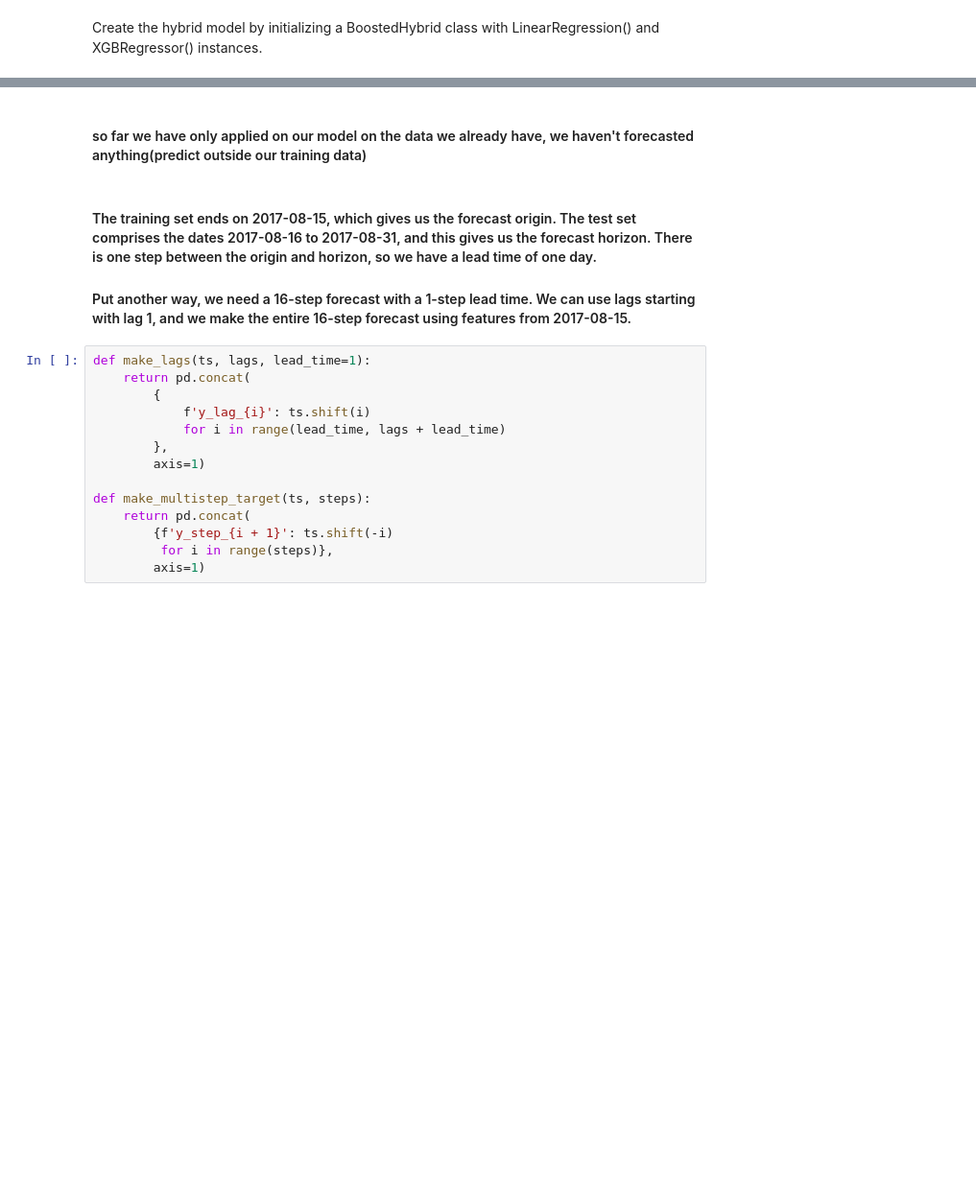
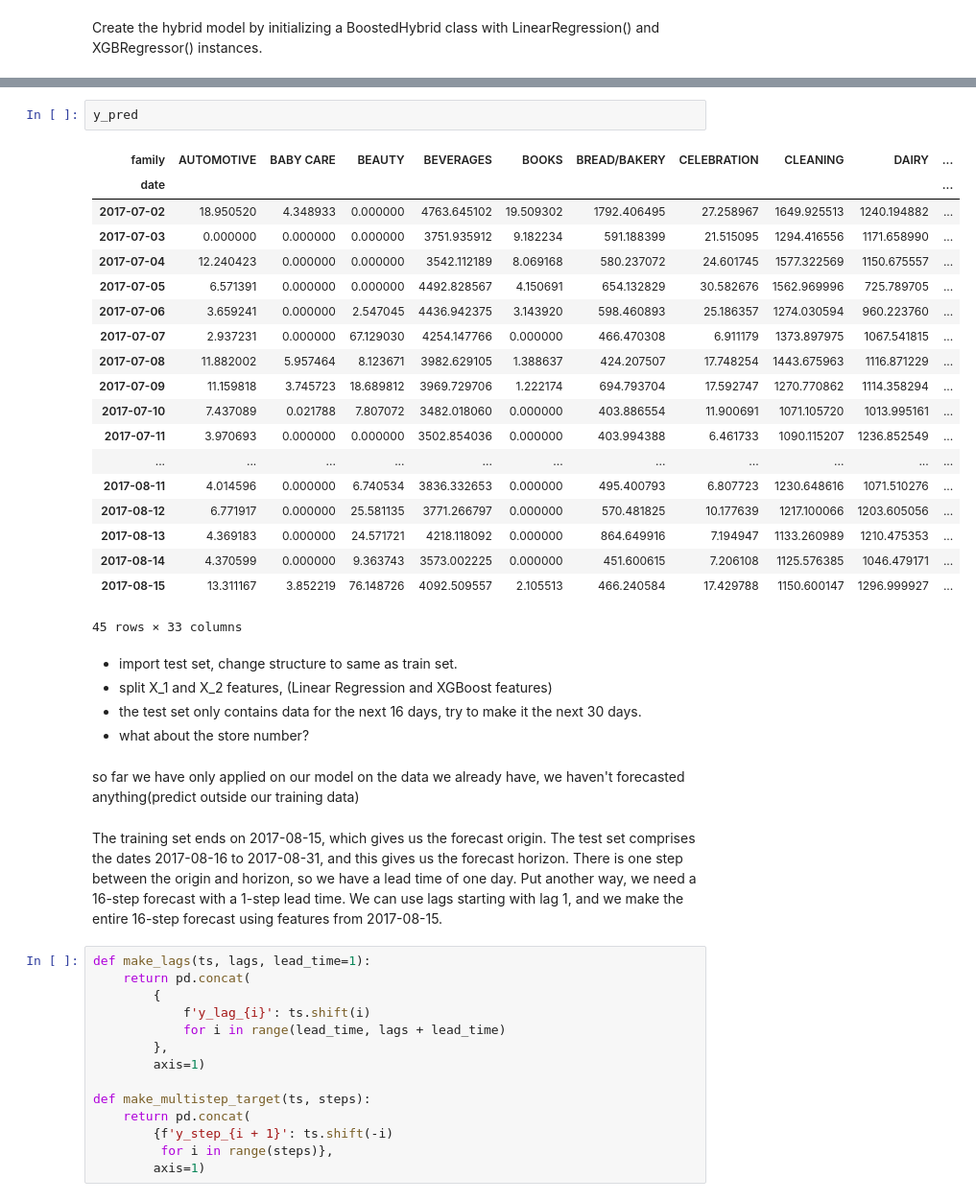
Before and after one commit to InspectorGoole/Sales-Demand-Forecast, a Jupyter notebook: sales_fore.ipynb, the cells around one changed output, grey strips where cells are left out. Shown at 96% size. Saved outputs shown, nothing was run; the diff lists cells and outputs as text; blank space fills up the shorter version.

```diff
--- a/sales_fore.ipynb
+++ b/sales_fore.ipynb
@@ -704,12 +824,38 @@ for ax, family in zip(axs, families):
     ax.set_ylabel(family)
 # %% [output]
 [figure]
+# %%
+y_pred
+# %% [output]
+| family | AUTOMOTIVE | BABY CARE | BEAUTY | BEVERAGES | BOOKS | BREAD/BAKERY | CELEBRATION | CLEANING | DAIRY | ... |
+| date |  |  |  |  |  |  |  |  |  | ... |
+| 2017-07-02 | 18.950520 | 4.348933 | 0.000000 | 4763.645102 | 19.509302 | 1792.406495 | 27.258967 | 1649.925513 | 1240.194882 | ... |
+| 2017-07-03 | 0.000000 | 0.000000 | 0.000000 | 3751.935912 | 9.182234 | 591.188399 | 21.515095 | 1294.416556 | 1171.658990 | ... |
+| 2017-07-04 | 12.240423 | 0.000000 | 0.000000 | 3542.112189 | 8.069168 | 580.237072 | 24.601745 | 1577.322569 | 1150.675557 | ... |
+| 2017-07-05 | 6.571391 | 0.000000 | 0.000000 | 4492.828567 | 4.150691 | 654.132829 | 30.582676 | 1562.969996 | 725.789705 | ... |
+| 2017-07-06 | 3.659241 | 0.000000 | 2.547045 | 4436.942375 | 3.143920 | 598.460893 | 25.186357 | 1274.030594 | 960.223760 | ... |
+| 2017-07-07 | 2.937231 | 0.000000 | 67.129030 | 4254.147766 | 0.000000 | 466.470308 | 6.911179 | 1373.897975 | 1067.541815 | ... |
+| 2017-07-08 | 11.882002 | 5.957464 | 8.123671 | 3982.629105 | 1.388637 | 424.207507 | 17.748254 | 1443.675963 | 1116.871229 | ... |
+| 2017-07-09 | 11.159818 | 3.745723 | 18.689812 | 3969.729706 | 1.222174 | 694.793704 | 17.592747 | 1270.770862 | 1114.358294 | ... |
+| 2017-07-10 | 7.437089 | 0.021788 | 7.807072 | 3482.018060 | 0.000000 | 403.886554 | 11.900691 | 1071.105720 | 1013.995161 | ... |
+| 2017-07-11 | 3.970693 | 0.000000 | 0.000000 | 3502.854036 | 0.000000 | 403.994388 | 6.461733 | 1090.115207 | 1236.852549 | ... |
+| ... | ... | ... | ... | ... | ... | ... | ... | ... | ... | ... |
+| 2017-08-11 | 4.014596 | 0.000000 | 6.740534 | 3836.332653 | 0.000000 | 495.400793 | 6.807723 | 1230.648616 | 1071.510276 | ... |
+| 2017-08-12 | 6.771917 | 0.000000 | 25.581135 | 3771.266797 | 0.000000 | 570.481825 | 10.177639 | 1217.100066 | 1203.605056 | ... |
+| 2017-08-13 | 4.369183 | 0.000000 | 24.571721 | 4218.118092 | 0.000000 | 864.649916 | 7.194947 | 1133.260989 | 1210.475353 | ... |
+| 2017-08-14 | 4.370599 | 0.000000 | 9.363743 | 3573.002225 | 0.000000 | 451.600615 | 7.206108 | 1125.576385 | 1046.479171 | ... |
+| 2017-08-15 | 13.311167 | 3.852219 | 76.148726 | 4092.509557 | 2.105513 | 466.240584 | 17.429788 | 1150.600147 | 1296.999927 | ... |
+45 rows × 33 columns
+# %% [markdown]
+* import test set, change structure to same as train set.
+* split X_1 and X_2 features, (Linear Regression and XGBoost features)
+* the test set only contains data for the next 16 days, try to make it the next 30 days.
+* what about the store number?
 # %% [markdown]
-#### so far we have only applied on our model on the data we already have, we haven't forecasted anything(predict outside our training data)
+so far we have only applied on our model on the data we already have, we haven't forecasted anything(predict outside our training data)
 # %% [markdown]
-#### The training set ends on 2017-08-15, which gives us the forecast origin. The test set comprises the dates 2017-08-16 to 2017-08-31, and this gives us the forecast horizon. There is one step between the origin and horizon, so we have a lead time of one day.
-
-#### Put another way, we need a 16-step forecast with a 1-step lead time. We can use lags starting with lag 1, and we make the entire 16-step forecast using features from 2017-08-15.
+The training set ends on 2017-08-15, which gives us the forecast origin. The test set comprises the dates 2017-08-16 to 2017-08-31, and this gives us the forecast horizon. There is one step between the origin and horizon, so we have a lead time of one day.
+Put another way, we need a 16-step forecast with a 1-step lead time. We can use lags starting with lag 1, and we make the entire 16-step forecast using features from 2017-08-15.
 # %%
 def make_lags(ts, lags, lead_time=1):
     return pd.concat(
```
Also changed, not shown: parts of 33 cells of this notebook.
